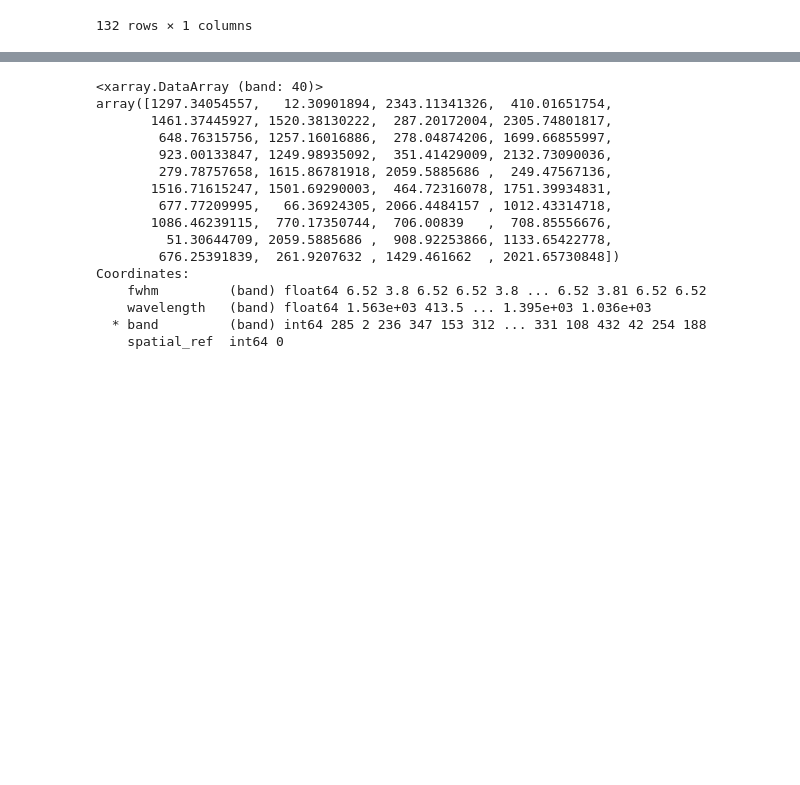
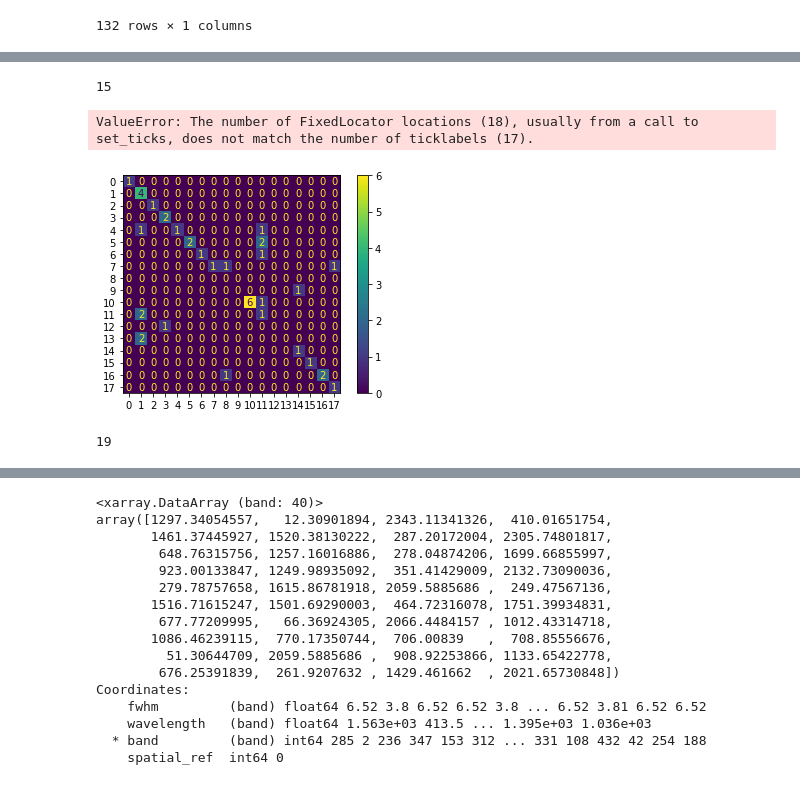
Before and after one commit to chryss/spectral_analysis, a Jupyter notebook: notebooks/hexagon_datajoin.ipynb, the cells around one changed output, grey strips where cells are left out. Saved outputs shown, nothing was run; the diff lists cells and outputs as text; code cells hidden in the pictures; blank space fills up the shorter version.

```diff
--- a/notebooks/hexagon_datajoin.ipynb
+++ b/notebooks/hexagon_datajoin.ipynb
@@ -299,0 +359,3 @@ array([285,   2, 236, 347, 153, 312,  50, 239, 365, 120,  88, 251, 410,
+# %%
+model = RandomForestClassifier()
+cv = RepeatedStratifiedKFold(n_splits=3, n_repeats=3, random_state=1)
@@ -299,0 +367,8 @@ array([285,   2, 236, 347, 153, 312,  50, 239, 365, 120,  88, 251, 410,
+# %%
+param_grid = {
+                 'n_estimators': [100, 500],
+                 'max_depth': [2, 5, 7, 9]
+             }
+# %%
+grid_clf = RandomizedSearchCV(model, param_grid, cv=10)
+grid_clf.fit(X, new_y.values)
@@ -299,0 +387,7 @@ array([285,   2, 236, 347, 153, 312,  50, 239, 365, 120,  88, 251, 410,
+# %%
+X_train, X_test, y_train, y_test = train_test_split(X, new_y, test_size=0.3, random_state=42)
+#X_resampled, y_resampled = ADASYN(n_neighbors=1).fit_resample(X_train, y_train)
+model = RandomForestClassifier(n_estimators=100, max_depth=9)
+model.fit(X_train, y_train)
+y_predict = model.predict(X_test)
+#print(y_test)
@@ -299,0 +462,14 @@ array([285,   2, 236, 347, 153, 312,  50, 239, 365, 120,  88, 251, 410,
+# %%
+len(set(y_predict))
+# %% [output]
+15
+# %%
+cm = confusion_matrix(y_test, y_predict, )
+disp = ConfusionMatrixDisplay.from_predictions(y_test,y_predict, display_labels=sorted(y_test.unique()), xticks_rotation='vertical')
+# %% [output]
+ValueError: The number of FixedLocator locations (18), usually from a call to set_ticks, does not match the number of ticklabels (17).
+[figure, added]
+# %%
+len(sorted(set(y_train.values.flatten())))
+# %% [output]
+19
```
Also changed, not shown: parts of 28 cells of this notebook, 8 other files.
